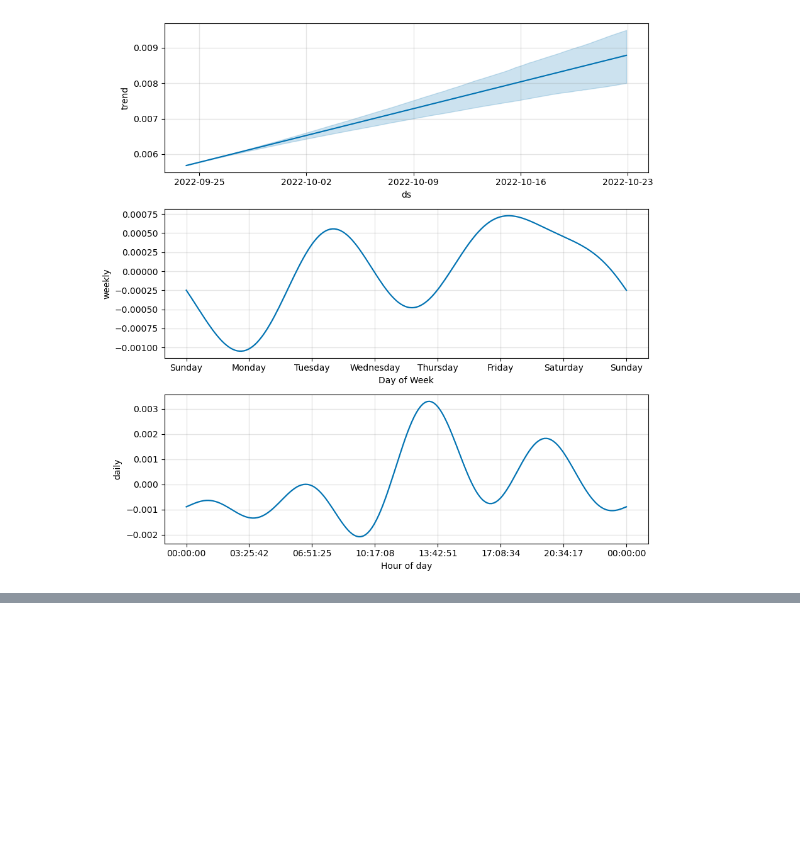
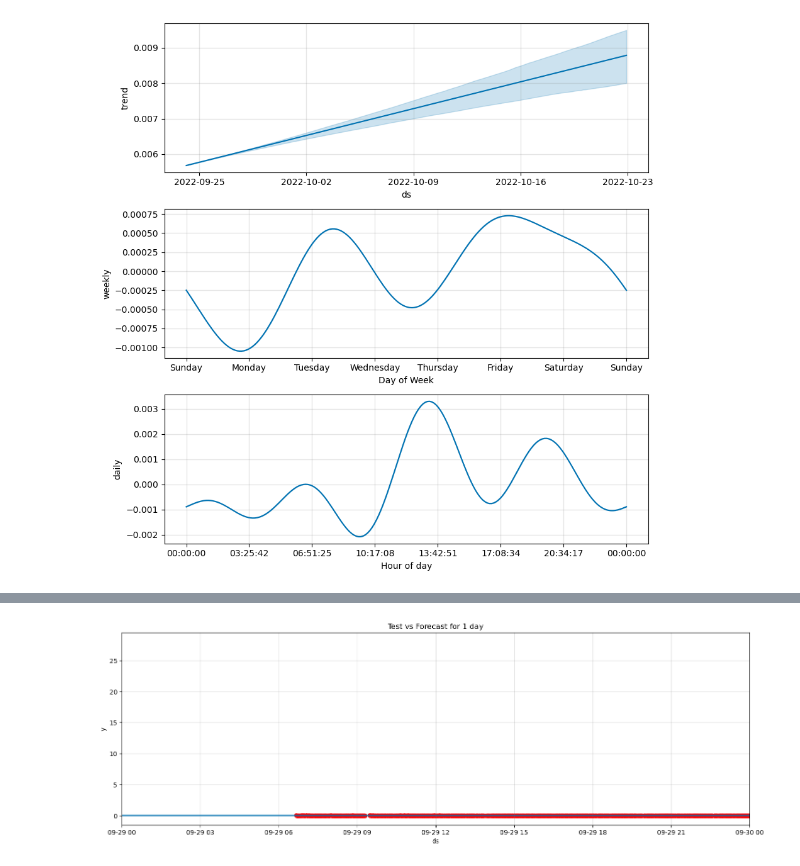
Before and after one commit to Oluwajuwon-O/project_notebooks, a Jupyter notebook: Forecasting with Prophet.ipynb, the cells around one changed output, grey strips where cells are left out. Drawn from its saved outputs; the diff is of its cells as text; code cells hidden in the pictures; blank space fills up the shorter version.

```diff
--- a/Forecasting with Prophet.ipynb
+++ b/Forecasting with Prophet.ipynb
@@ -150,0 +167,9 @@ model.plot_components(test_fct)
+# %%
+f, ax = plt.subplots(figsize=(15,5))
+ax.scatter(test['ds'],test['y'],color='r')
+fig = model.plot(test_fct,ax=ax,)
+ax.set_xbound(datetime(2022,9,29),upper=datetime(2022,9,30))
+
+plt.title('Test vs Forecast for 1 day');
+# %% [output]
+[figure, added]
```
Also changed, not shown: parts of 8 cells of this notebook.
